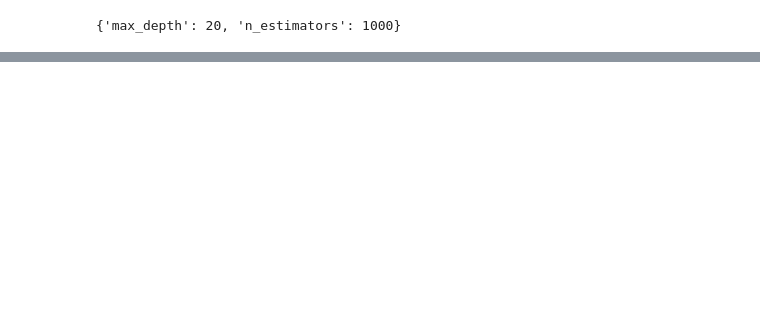
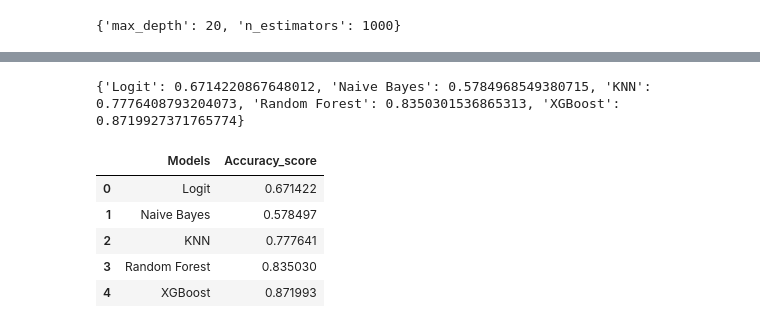
Before and after one commit to SaamarthMeston/Capstone-Project-3---Credit-card-default, a Jupyter notebook: Capston_project_3_(Credit_car_default_prediction).ipynb, the cells around one changed output, grey strips where cells are left out. Cells and saved outputs as stored; diff of their text form; code cells hidden in the pictures; blank space fills up the shorter version.

```diff
--- a/Capston_project_3_(Credit_car_default_prediction).ipynb
+++ b/Capston_project_3_(Credit_car_default_prediction).ipynb
@@ -427,0 +588,4 @@ weighted avg       0.83      0.83      0.83     15421
+# %%
+print(Accuracy)
+# %% [output]
+{'Logit': 0.6714220867648012, 'Naive Bayes': 0.5784968549380715, 'KNN': 0.7776408793204073, 'Random Forest': 0.8350301536865313, 'XGBoost': 0.8719927371765774}
@@ -427,0 +598,9 @@ weighted avg       0.83      0.83      0.83     15421
+# %%
+Accu_df(Accuracy)
+# %% [output]
+|  | Models | Accuracy_score |
+| 0 | Logit | 0.671422 |
+| 1 | Naive Bayes | 0.578497 |
+| 2 | KNN | 0.777641 |
+| 3 | Random Forest | 0.835030 |
+| 4 | XGBoost | 0.871993 |
```
Also changed, not shown: parts of 47 cells of this notebook.
